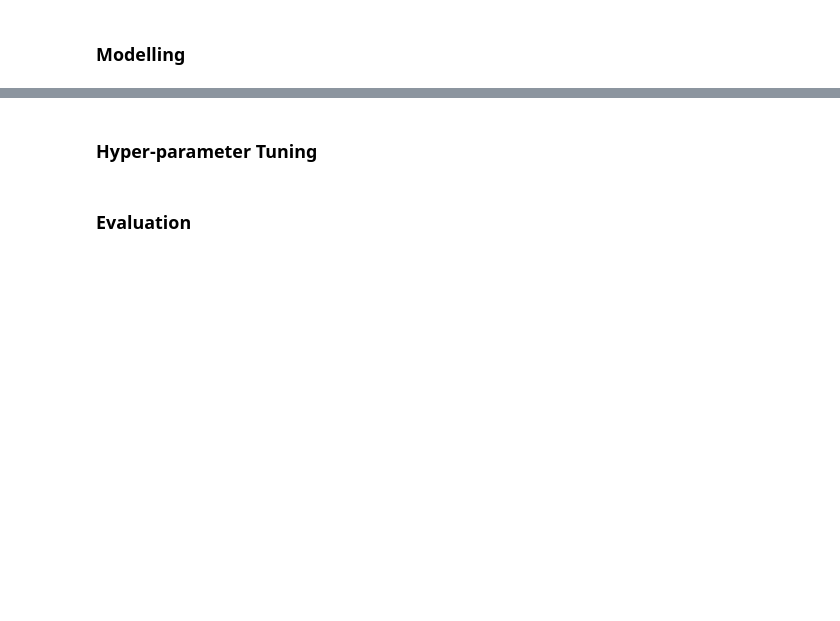
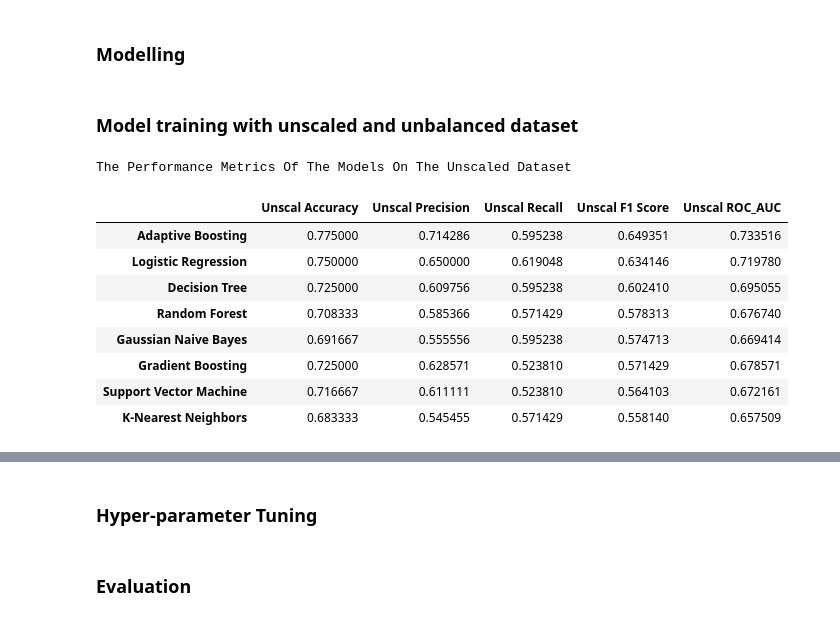
Before and after one commit to iameberedavid/Sepsis-Prediction-Analysis-and-API-Creation, a Jupyter notebook: Sepsis Prediction Analysis.ipynb, the cells around one changed output, grey strips where cells are left out. Saved outputs shown, nothing was run; the diff lists cells and outputs as text; code cells hidden in the pictures; blank space fills up the shorter version.

Commit message:
Evaluation

```diff
--- a/Sepsis Prediction Analysis.ipynb
+++ b/Sepsis Prediction Analysis.ipynb
@@ -475,0 +540,49 @@ test_data_scaled_df.head()
+# %% [markdown]
+### Model training with unscaled and unbalanced dataset
+# %%
+# Create an empty dictionary to store the performance metrics of the models after training with unscaled dataset
+unscal_performance_metrics = {}
+
+# Model training, evaluation and result calculation
+for model_name, model in models:
+    # Model training with unscaled dataset
+    model.fit(X_train, y_train)
+
+    # Using the models to make predictions on the validation set
+    y_pred_unscal = model.predict(X_val)
+
+    # Calculate the performance metrics of the models on the unscaled dataset
+    accuracy = accuracy_score(y_val, y_pred_unscal)
+    precision = precision_score(y_val, y_pred_unscal)
+    recall = recall_score(y_val, y_pred_unscal)
+    f1 = f1_score(y_val, y_pred_unscal)
+    roc_auc = roc_auc_score(y_val, y_pred_unscal)
+
+    # Store the performance metrics results
+    unscal_performance_metrics[model_name] = {
+        'Unscal Accuracy': accuracy,
+        'Unscal Precision': precision,
+        'Unscal Recall': recall,
+        'Unscal F1 Score': f1,
+        'Unscal ROC_AUC': roc_auc
+    }
+# %%
+# Create a DataFrame to store the performance metrics of the models on the unscaled dataset
+unscaled_performance_metrics = pd.DataFrame(unscal_performance_metrics).transpose()
+
+# Arrange the performance metrics DataFrame in descending order according to the F1 Score
+unscaled_performance_metrics = unscaled_performance_metrics.sort_values('Unscal F1 Score', ascending=False)
+
+# Show the performance metrics DataFrame of the models on the unbalanced dataset
+unscaled_performance_metrics.style.set_caption('The Performance Metrics Of The Models On The Unscaled Dataset')
+# %% [output]
+The Performance Metrics Of The Models On The Unscaled Dataset
+|  | Unscal Accuracy | Unscal Precision | Unscal Recall | Unscal F1 Score | Unscal ROC_AUC |
+| Adaptive Boosting | 0.775000 | 0.714286 | 0.595238 | 0.649351 | 0.733516 |
+| Logistic Regression | 0.750000 | 0.650000 | 0.619048 | 0.634146 | 0.719780 |
+| Decision Tree | 0.725000 | 0.609756 | 0.595238 | 0.602410 | 0.695055 |
+| Random Forest | 0.708333 | 0.585366 | 0.571429 | 0.578313 | 0.676740 |
+| Gaussian Naive Bayes | 0.691667 | 0.555556 | 0.595238 | 0.574713 | 0.669414 |
+| Gradient Boosting | 0.725000 | 0.628571 | 0.523810 | 0.571429 | 0.678571 |
+| Support Vector Machine | 0.716667 | 0.611111 | 0.523810 | 0.564103 | 0.672161 |
+| K-Nearest Neighbors | 0.683333 | 0.545455 | 0.571429 | 0.558140 | 0.657509 |
```
Also changed, not shown: parts of 41 cells of this notebook.
